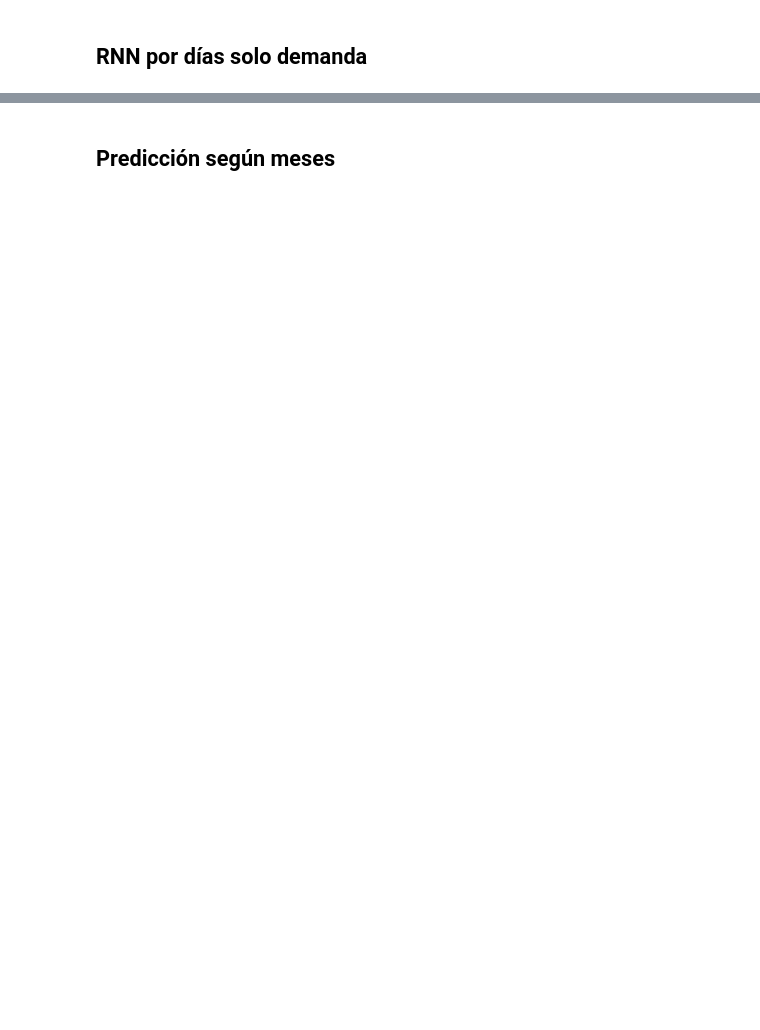
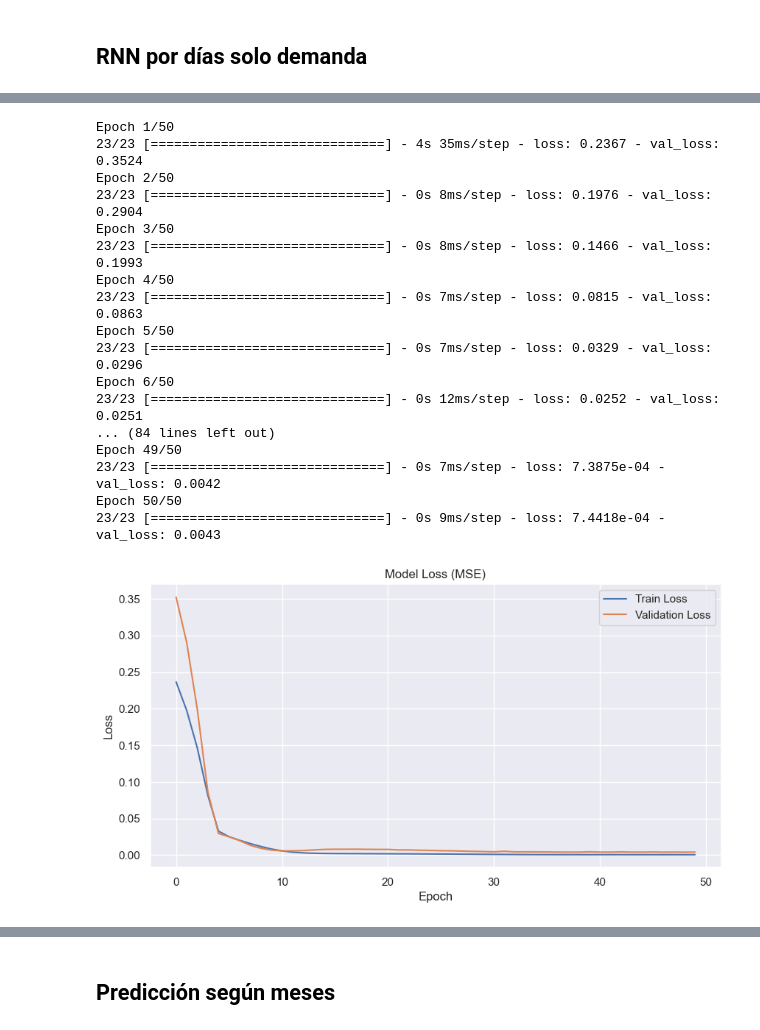
Before and after one commit to Josdelser/Prosumer-TFM, a Jupyter notebook: MLE-Prosumer.ipynb, the cells around one changed output, grey strips where cells are left out. Cells and saved outputs as stored; diff of their text form; code cells hidden in the pictures; blank space fills up the shorter version.

```diff
--- a/MLE-Prosumer.ipynb
+++ b/MLE-Prosumer.ipynb
@@ -653,17 +1373,6 @@ print(f"El error cuadrático mse: {mseRNNM} kw")
 # %% [markdown]
 ## RNN por días solo demanda
 # %%
-dataRNNdiasDemanda = data.copy()
+dataRNNdiasDemanda = pd.read_csv("datosFinales.csv")
+date_index = pd.date_range(start="01-01-2019", periods=len(dataRNNdiasDemanda), freq='D')
+dataRNNdiasDemanda.index = date_index
-# %%
-scaler = MinMaxScaler(feature_range=(0, 1))
-dataRNNdiasDemanda['Demanda'] = scaler.fit_transform(dataRNNdiasDemanda[['Demanda']])
-timesteps = 30
-# %%
-x = []
-y = []
-for i in range(timesteps, len(dataRNNdiasDemanda)):
-    x.append(dataRNNdiasDemanda[i-timesteps:i]['Demanda'].values)
-    y.append(dataRNNdiasDemanda['Demanda'][i])
-# %%
-x = np.array(x)
-y = np.array(y)
@@ -713,0 +1381,62 @@ plt.show()
+# %%
+demand = dataRNNdiasDemanda[['Demanda']]
+train_data = demand.loc['2019-01-01':'2020-12-31']
+val_data = demand.loc['2021-01-01':'2021-12-31']
+scaler = MinMaxScaler()
+train_scaled = scaler.fit_transform(train_data)
+val_scaled = scaler.transform(val_data)
+def prepare_data(data):
+    X, y = [], []
+    for i in range(len(data) - 1):
+        X.append(data[i:i+1])
+        y.append(data[i+1])
+    return np.array(X), np.array(y)
+
+X_train, y_train = prepare_data(train_scaled)
+X_val, y_val = prepare_data(val_scaled)
+
+# Construir el modelo LSTM
+model = Sequential()
+model.add(LSTM(50, activation='relu', return_sequences=True, input_shape=(X_train.shape[1], 1)))
+model.add(LSTM(50, activation='relu'))
+model.add(Dense(1))
+model.compile(optimizer='adam', loss='mse')
+
+# Entrenar el modelo
+history = model.fit(X_train, y_train, epochs=50, validation_data=(X_val, y_val), verbose=1)
+
+# Visualizar el desempeño del entrenamiento
+plt.figure(figsize=(10, 5))
+plt.plot(history.history['loss'], label='Train Loss')
+plt.plot(history.history['val_loss'], label='Validation Loss')
+plt.title('Model Loss (MSE)')
+plt.ylabel('Loss')
+plt.xlabel('Epoch')
+plt.legend()
+plt.show()
+
+# Comparar las predicciones con los valores reales de 2021
+predictions = model.predict(X_val)
+predictions = scaler.inverse_transform(np.hstack((np.zeros(predictions.shape), predictions)))[:,1]
+comparison = pd.DataFrame({'Real Values': val_data['Demanda'].iloc[1:].values, 'Predictions': predictions})
+
+print(comparison)
+# %% [output]
+Epoch 1/50
+23/23 [==============================] - 4s 35ms/step - loss: 0.2367 - val_loss: 0.3524
+Epoch 2/50
+23/23 [==============================] - 0s 8ms/step - loss: 0.1976 - val_loss: 0.2904
+Epoch 3/50
+23/23 [==============================] - 0s 8ms/step - loss: 0.1466 - val_loss: 0.1993
+Epoch 4/50
+23/23 [==============================] - 0s 7ms/step - loss: 0.0815 - val_loss: 0.0863
+Epoch 5/50
+23/23 [==============================] - 0s 7ms/step - loss: 0.0329 - val_loss: 0.0296
+Epoch 6/50
+23/23 [==============================] - 0s 12ms/step - loss: 0.0252 - val_loss: 0.0251
+... (84 lines left out)
+Epoch 49/50
+23/23 [==============================] - 0s 7ms/step - loss: 7.3875e-04 - val_loss: 0.0042
+Epoch 50/50
+23/23 [==============================] - 0s 9ms/step - loss: 7.4418e-04 - val_loss: 0.0043
+[figure, added]
```
Also changed, not shown: parts of 121 cells of this notebook, 5 other files.
